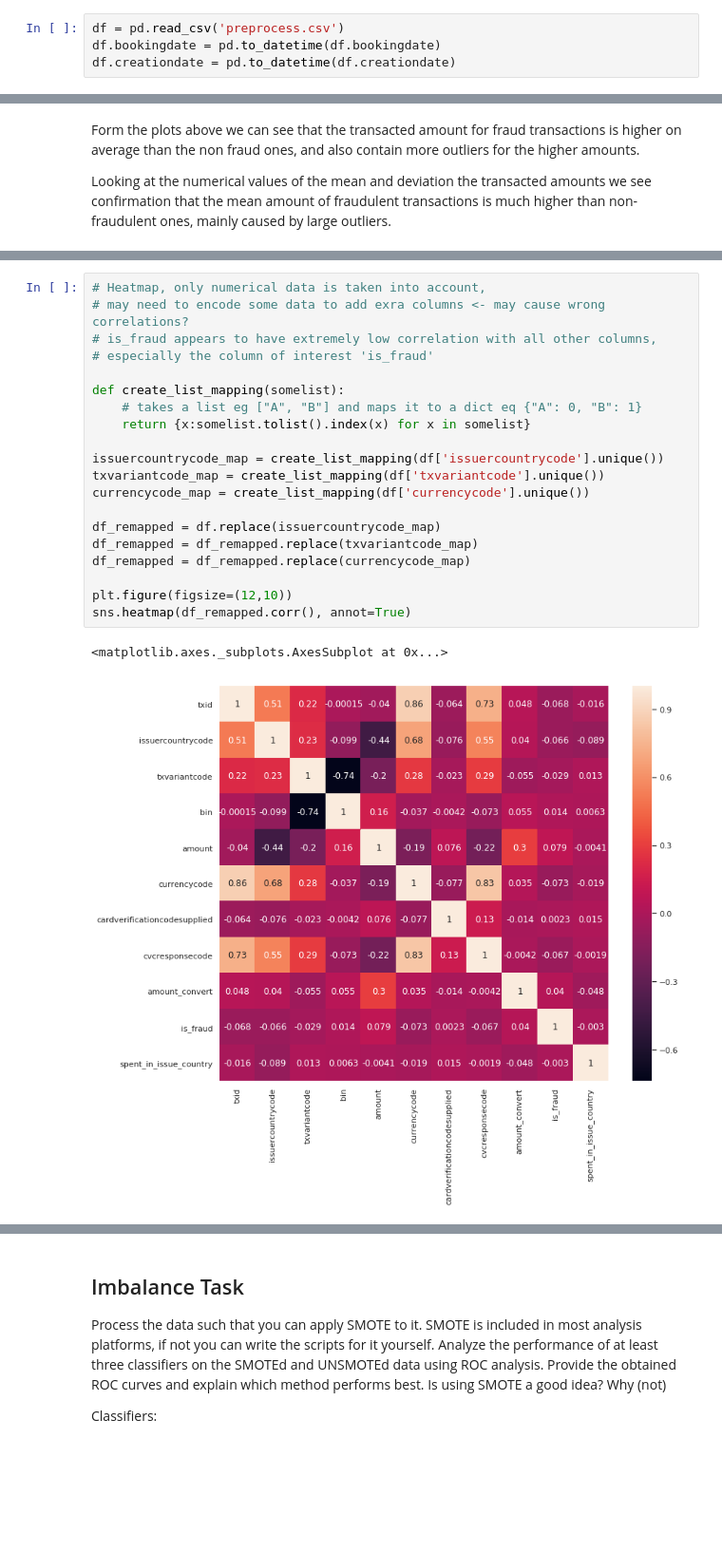
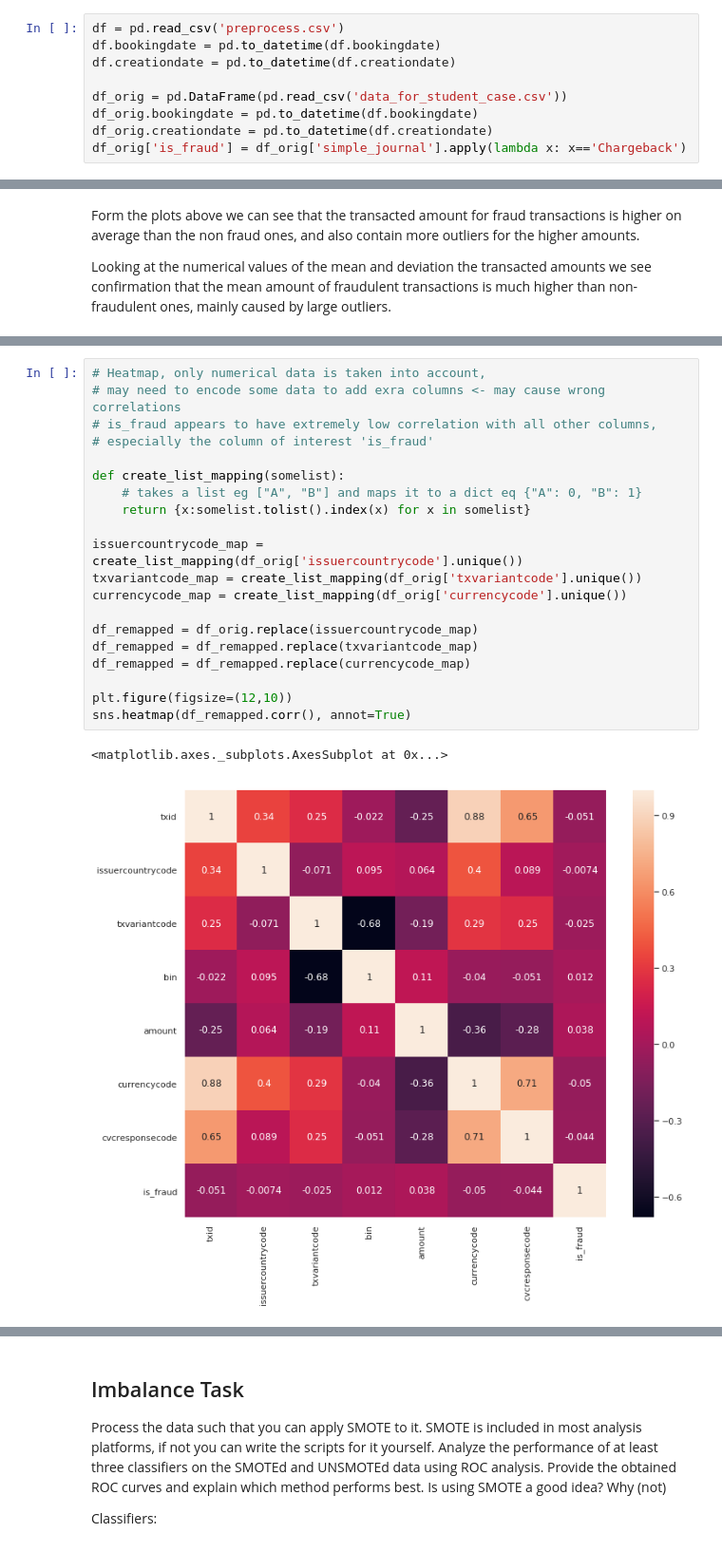
Before and after one commit to mennobo/CS4035_CDA_3, a Jupyter notebook: Assignment1/Classification.ipynb, the cells around one changed output, grey strips where cells are left out. Shown at 95% size. Drawn from its saved outputs; the diff is of its cells as text; blank space fills up the shorter version.

```diff
--- a/Assignment1/Classification.ipynb
+++ b/Assignment1/Classification.ipynb
@@ -29,6 +29,11 @@ In order to skip all preprocessing functions we can import the processed data fr
 df = pd.read_csv('preprocess.csv')
 df.bookingdate = pd.to_datetime(df.bookingdate)
 df.creationdate = pd.to_datetime(df.creationdate)
+
+df_orig = pd.DataFrame(pd.read_csv('data_for_student_case.csv'))
+df_orig.bookingdate = pd.to_datetime(df.bookingdate)
+df_orig.creationdate = pd.to_datetime(df.creationdate)
+df_orig['is_fraud'] = df_orig['simple_journal'].apply(lambda x: x=='Chargeback')
 # %% [markdown]
 If you want to process the file from the originally supplied file use the following code.
 
@@ -322,23 +313,23 @@ Name: is_fraud, dtype: int64
 # %%
 # Heatmap, only numerical data is taken into account,
-# may need to encode some data to add exra columns <- may cause wrong correlations?
+# may need to encode some data to add exra columns <- may cause wrong correlations
 # is_fraud appears to have extremely low correlation with all other columns,
 # especially the column of interest 'is_fraud'
 
 def create_list_mapping(somelist):
     # takes a list eg ["A", "B"] and maps it to a dict eq {"A": 0, "B": 1}
     return {x:somelist.tolist().index(x) for x in somelist}
 
-issuercountrycode_map = create_list_mapping(df['issuercountrycode'].unique())
-txvariantcode_map = create_list_mapping(df['txvariantcode'].unique())
-currencycode_map = create_list_mapping(df['currencycode'].unique())
+issuercountrycode_map = create_list_mapping(df_orig['issuercountrycode'].unique())
+txvariantcode_map = create_list_mapping(df_orig['txvariantcode'].unique())
+currencycode_map = create_list_mapping(df_orig['currencycode'].unique())
 
-df_remapped = df.replace(issuercountrycode_map)
+df_remapped = df_orig.replace(issuercountrycode_map)
 df_remapped = df_remapped.replace(txvariantcode_map)
 df_remapped = df_remapped.replace(currencycode_map)
 
 plt.figure(figsize=(12,10))
 sns.heatmap(df_remapped.corr(), annot=True)
 # %% [output]
 <matplotlib.axes._subplots.AxesSubplot at 0x...>
-[figure, old version]
+[figure, new version]
```
Also changed, not shown: parts of 33 cells of this notebook.
